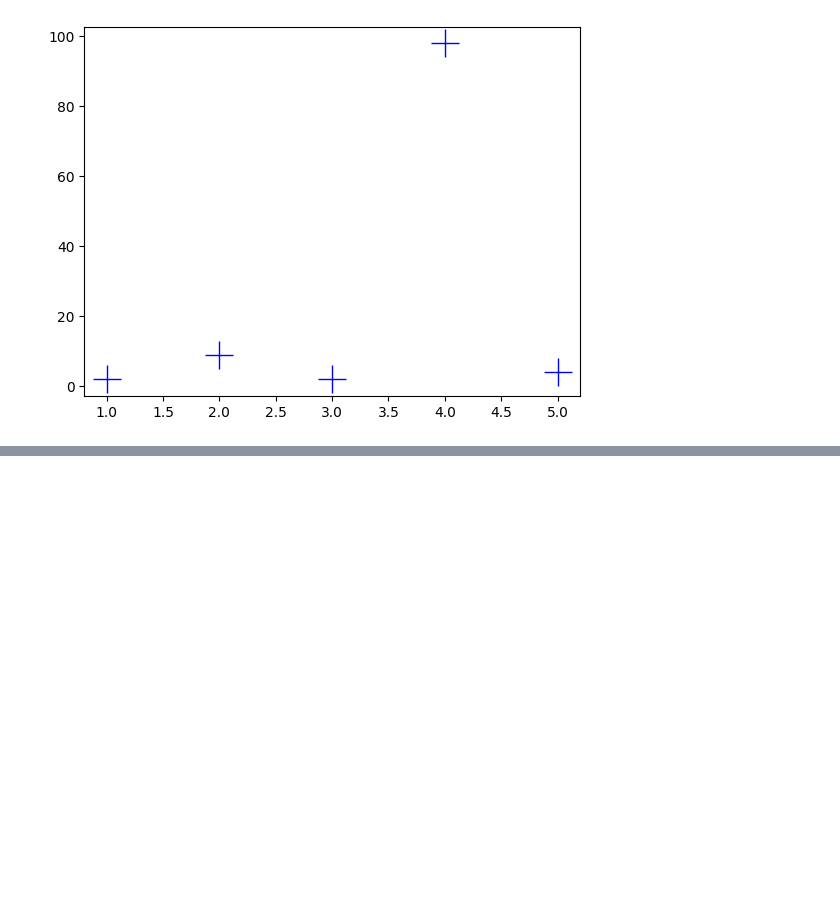
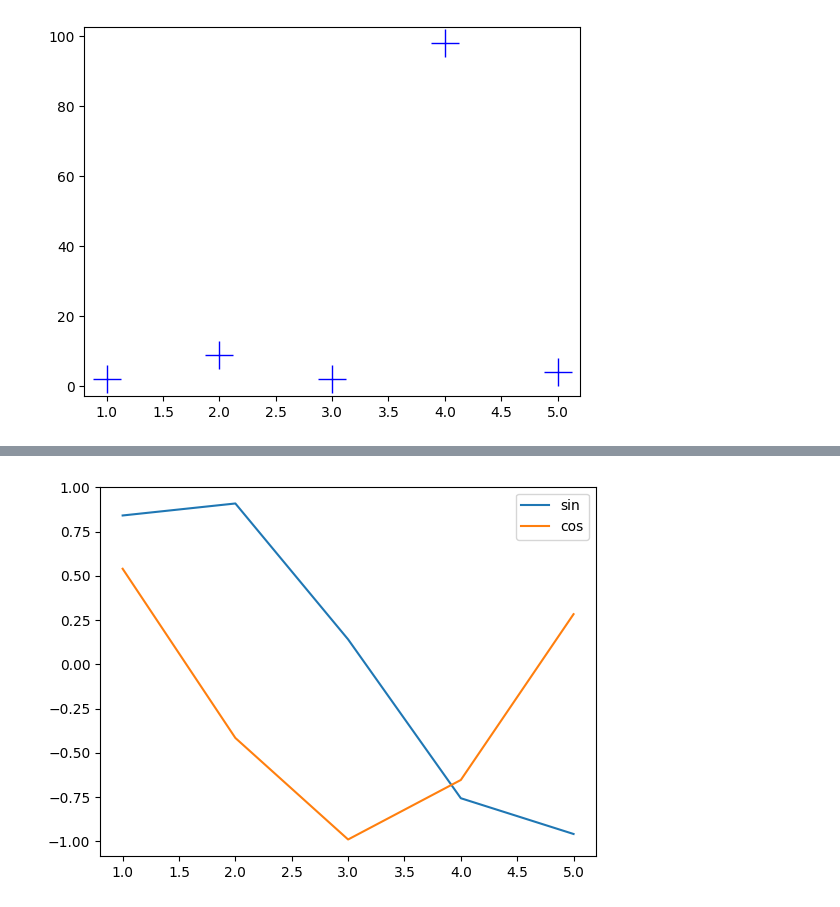
Before and after one commit to Imtiaj-Sajin/Computer-Vision-Pattern-Recogition, a Jupyter notebook: matplotlib_basics.ipynb, the cells around one changed output, grey strips where cells are left out. Saved outputs shown, nothing was run; the diff lists cells and outputs as text; code cells hidden in the pictures; blank space fills up the shorter version.

```diff
--- a/matplotlib_basics.ipynb
+++ b/matplotlib_basics.ipynb
@@ -51,0 +59,12 @@ plt.plot(x,y,color='blue',marker='+',linestyle='',markersize=20)
+# %%
+import numpy as np
+y1=np.sin(x)
+y2=np.cos(x)
+# %%
+plt.figure()
+plt.plot(x,y1)
+plt.plot(x,y2)
+plt.legend(('sin','cos'))
+plt.show()
+# %% [output]
+[figure, added]
```
Also changed, not shown: parts of 6 cells of this notebook.
